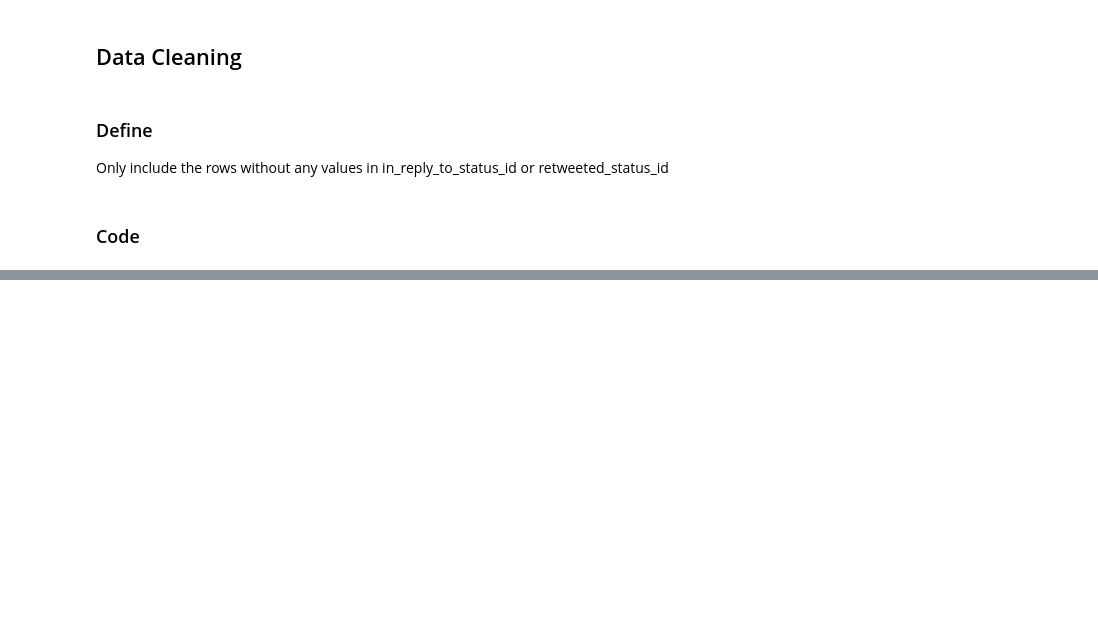
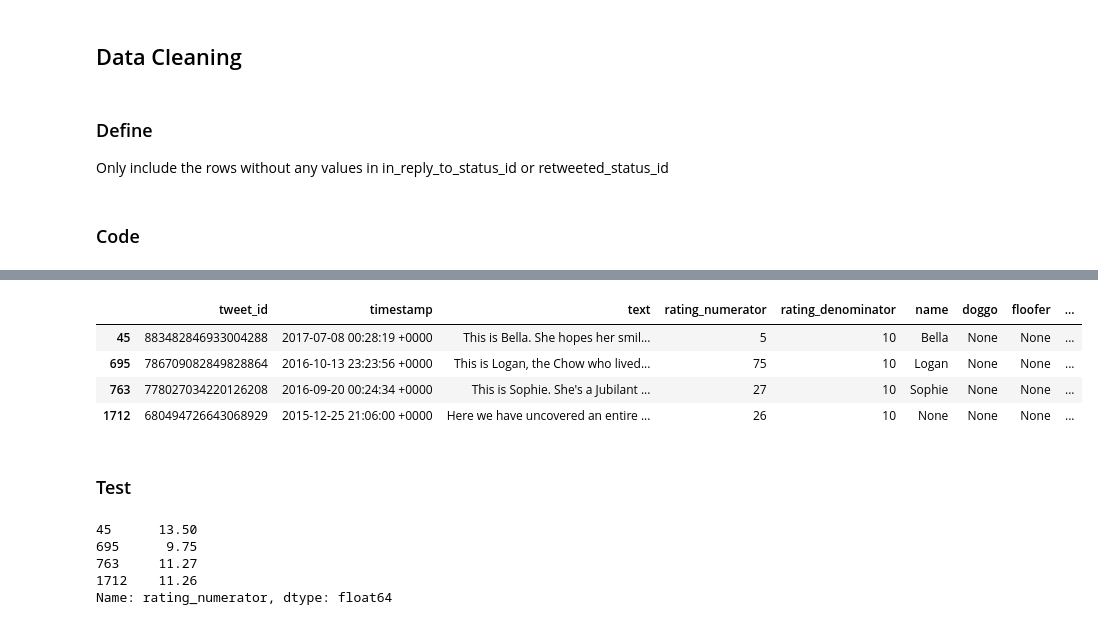
Before and after one commit to yujin-woo/WeRateDogs-twitter-analysis, a Jupyter notebook: wrd-data-wrangling.ipynb, the cells around one changed output, grey strips where cells are left out. Cells and saved outputs as stored; diff of their text form; code cells hidden in the pictures; blank space fills up the shorter version.

```diff
--- a/wrd-data-wrangling.ipynb
+++ b/wrd-data-wrangling.ipynb
@@ -147,11 +143,14 @@ df_tweet_info.head()
 ## Data Cleaning
 # %%
 #create a copy for each dataframe
-archive_copy = df_archive.copy()
-tweet_info_copy = df_tweet_info.copy()
-img_predict_copy = df_img_predict.copy()
+archive_clean = df_archive.copy()
+tweet_info_clean = df_tweet_info.copy()
+img_predict_clean = df_img_predict.copy()
 # %% [markdown]
 ### Define
 Only include the rows without any values in in_reply_to_status_id or retweeted_status_id
 # %% [markdown]
 ### Code
+# %%
+archive_clean = archive_clean[archive_clean['in_reply_to_status_id'].isnull()]
+archive_clean = archive_clean[archive_clean['retweeted_status_id'].isnull()]
@@ -157,0 +166,2 @@ Only include the rows without any values in in_reply_to_status_id or retweeted_s
+# %%
+archive_clean = archive_clean.drop(["in_reply_to_status_id","in_reply_to_user_id","retweeted_status_id","retweeted_status_user_id","retweeted_status_timestamp","source","expanded_urls"],axis=1)
@@ -157,0 +196,9 @@ Only include the rows without any values in in_reply_to_status_id or retweeted_s
+# %%
+#find rows with decimal dog rating
+archive_clean[archive_clean.text.str.contains(r"(\d+\.\d*\/\d+)")]
+# %% [output]
+|  | tweet_id | timestamp | text | rating_numerator | rating_denominator | name | doggo | floofer | ... |
+| 45 | 883482846933004288 | 2017-07-08 00:28:19 +0000 | This is Bella. She hopes her smil... | 5 | 10 | Bella | None | None | ... |
+| 695 | 786709082849828864 | 2016-10-13 23:23:56 +0000 | This is Logan, the Chow who lived... | 75 | 10 | Logan | None | None | ... |
+| 763 | 778027034220126208 | 2016-09-20 00:24:34 +0000 | This is Sophie. She's a Jubilant ... | 27 | 10 | Sophie | None | None | ... |
+| 1712 | 680494726643068929 | 2015-12-25 21:06:00 +0000 | Here we have uncovered an entire ... | 26 | 10 | None | None | None | ... |
@@ -157,0 +208,10 @@ Only include the rows without any values in in_reply_to_status_id or retweeted_s
+# %% [markdown]
+### Test
+# %%
+archive_clean[archive_clean.text.str.contains(r"(\d+\.\d*\/\d+)")]['rating_numerator']
+# %% [output]
+45      13.50
+695      9.75
+763     11.27
+1712    11.26
+Name: rating_numerator, dtype: float64
```
Also changed, not shown: parts of 51 cells of this notebook, 2 other files.
